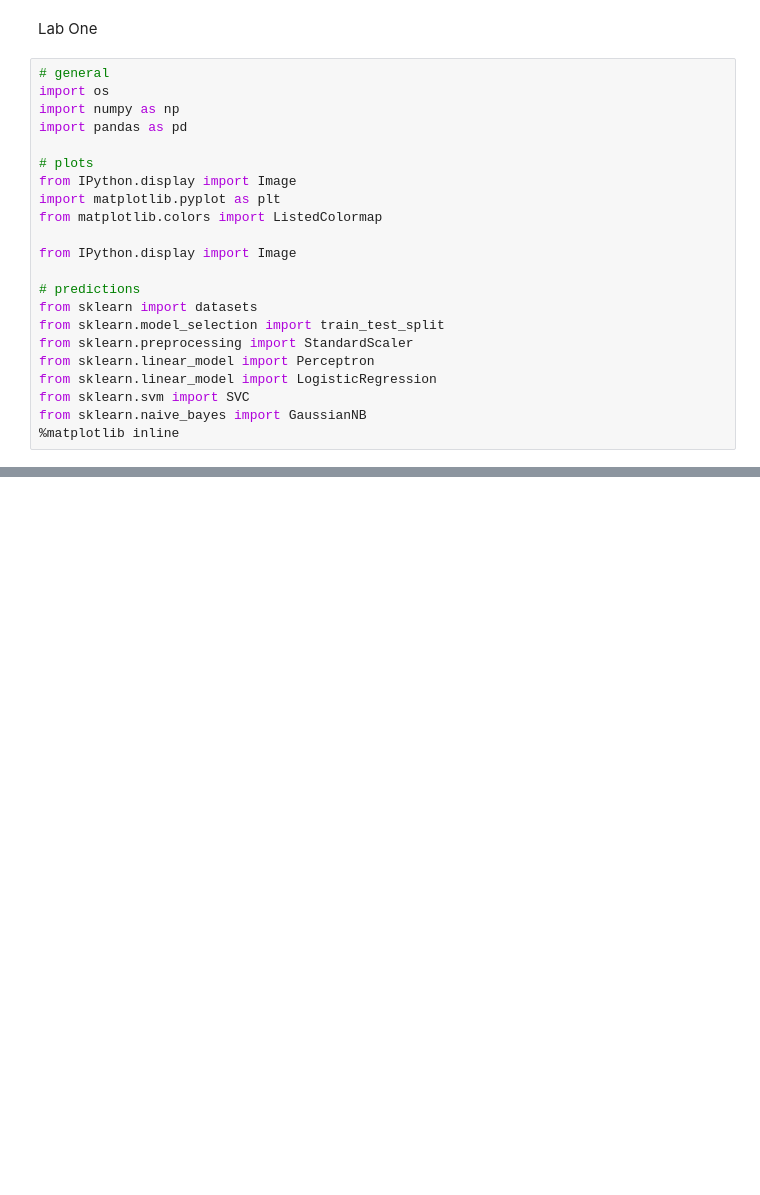
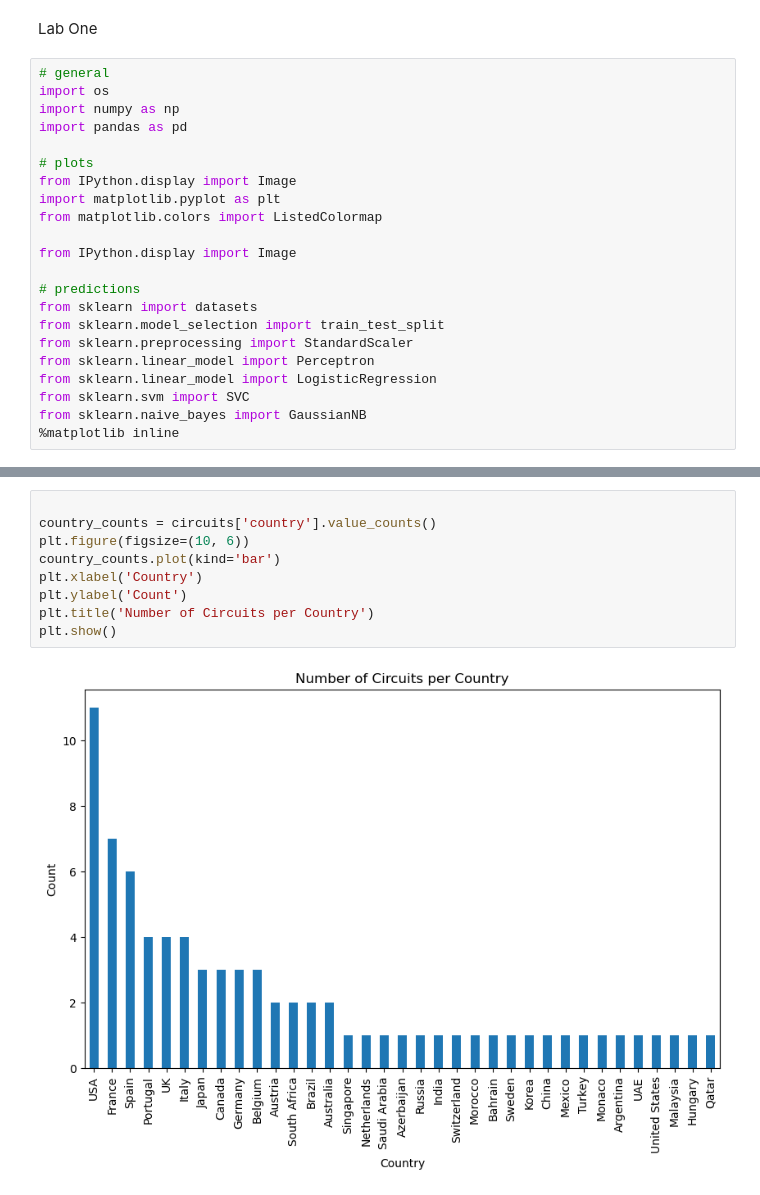
Before and after one commit to the-mcw/ML1, a Jupyter notebook: Lab One.ipynb, the cells around one changed output, grey strips where cells are left out. Saved outputs shown, nothing was run; the diff lists cells and outputs as text; blank space fills up the shorter version.

```diff
--- a/Lab One.ipynb
+++ b/Lab One.ipynb
@@ -48,0 +192,11 @@ drivers.head()
+# %%
+
+country_counts = circuits['country'].value_counts()
+plt.figure(figsize=(10, 6))
+country_counts.plot(kind='bar')
+plt.xlabel('Country')
+plt.ylabel('Count')
+plt.title('Number of Circuits per Country')
+plt.show()
+# %% [output]
+[figure, added]
```
Also changed, not shown: parts of 10 cells of this notebook.
